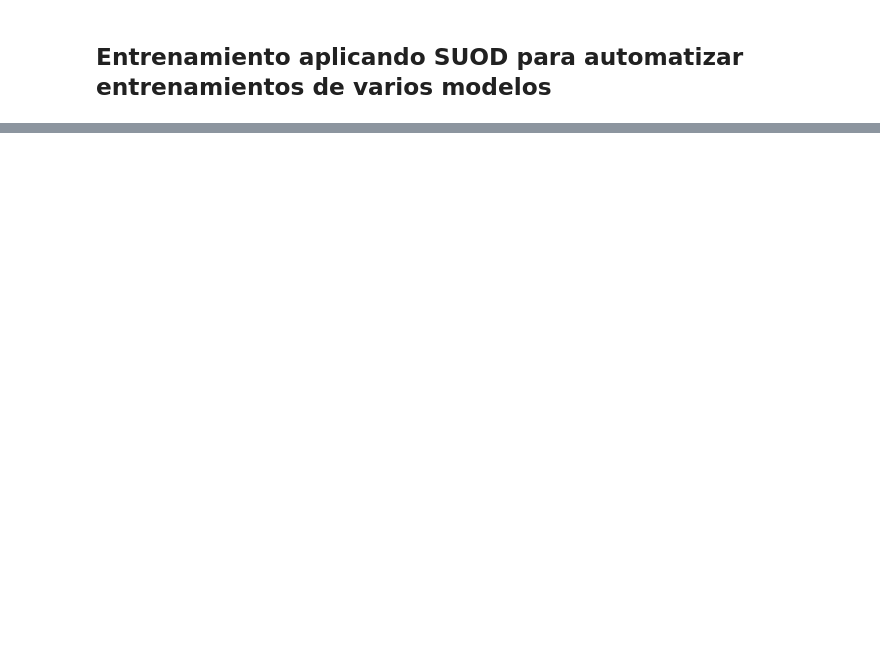
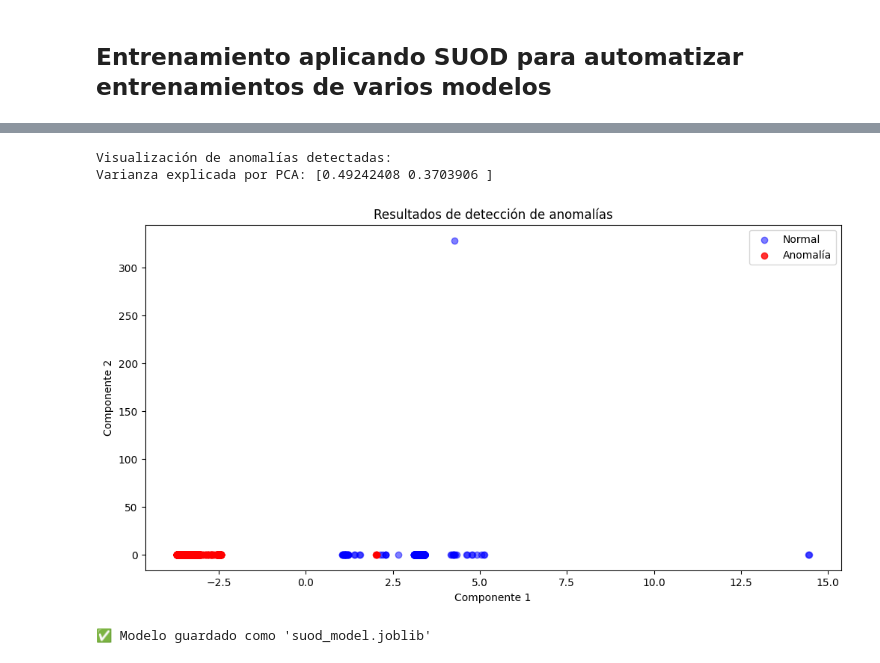
Before and after one commit to BryanEstrada003/OPC-UA-PyOD, a Jupyter notebook: notebooks/training.ipynb, the cells around one changed output, grey strips where cells are left out. Saved outputs shown, nothing was run; the diff lists cells and outputs as text; code cells hidden in the pictures; blank space fills up the shorter version.

```diff
--- a/notebooks/training.ipynb
+++ b/notebooks/training.ipynb
@@ -391,0 +332,14 @@ AttributeError: 'SUOD' object has no attribute 'base_estimator_names'
+# %%
+from sklearn.metrics import roc_auc_score, average_precision_score, f1_score
+
+print("\n📊 Evaluación de modelos reentrenados:")
+for model, scores in zip(suod_clf.base_estimators, individual_scores):
+    name = model.__class__.__name__
+    try:
+        preds = (scores > 0.5).astype(int)  # Umbral fijo o puedes usar el de SUOD
+        auc = roc_auc_score(y_test, scores)
+        ap = average_precision_score(y_test, scores)
+        f1 = f1_score(y_test, preds)
+        print(f"{name:<20} | ROC AUC: {auc:.4f} | AUCPR: {ap:.4f} | F1: {f1:.4f}")
+    except Exception as e:
+        print(f"❌ Error evaluando {name}: {e}")
@@ -391,0 +354,40 @@ AttributeError: 'SUOD' object has no attribute 'base_estimator_names'
+# %%
+from sklearn.decomposition import PCA
+from joblib import dump
+
+# 8. Visualización PCA
+def plot_results(X, scores, y_true=None):
+    if X.shape[1] > 2:
+        pca = PCA(n_components=2)
+        X_plot = pca.fit_transform(X)
+        print(f"Varianza explicada por PCA: {pca.explained_variance_ratio_}")
+    else:
+        X_plot = X
+
+    plt.figure(figsize=(12, 6))
+    if y_true is not None:
+        normal = X_plot[y_true == 0]
+        anomalies = X_plot[y_true == 1]
+        plt.scatter(normal[:, 0], normal[:, 1], c='blue', alpha=0.5, label='Normal')
+        plt.scatter(anomalies[:, 0], anomalies[:, 1], c='red', alpha=0.8, label='Anomalía')
+        plt.legend()
+    else:
+        scatter = plt.scatter(X_plot[:, 0], X_plot[:, 1], c=scores, cmap='coolwarm', alpha=0.6)
+        plt.colorbar(scatter, label='Score de anomalía')
+
+    plt.title('Resultados de detección de anomalías')
+    plt.xlabel('Componente 1')
+    plt.ylabel('Componente 2')
+    plt.show()
+
+print("\nVisualización de anomalías detectadas:")
+plot_results(X_test_scaled, test_scores, y_test)
+
+# 9. Guardar modelo
+dump(suod_clf, 'suod_model.joblib')
+print("\n✅ Modelo guardado como 'suod_model.joblib'")
+# %% [output]
+Visualización de anomalías detectadas:
+Varianza explicada por PCA: [0.49242408 0.3703906 ]
+[figure, added]
+✅ Modelo guardado como 'suod_model.joblib'
```
Also changed, not shown: parts of 9 cells of this notebook.
